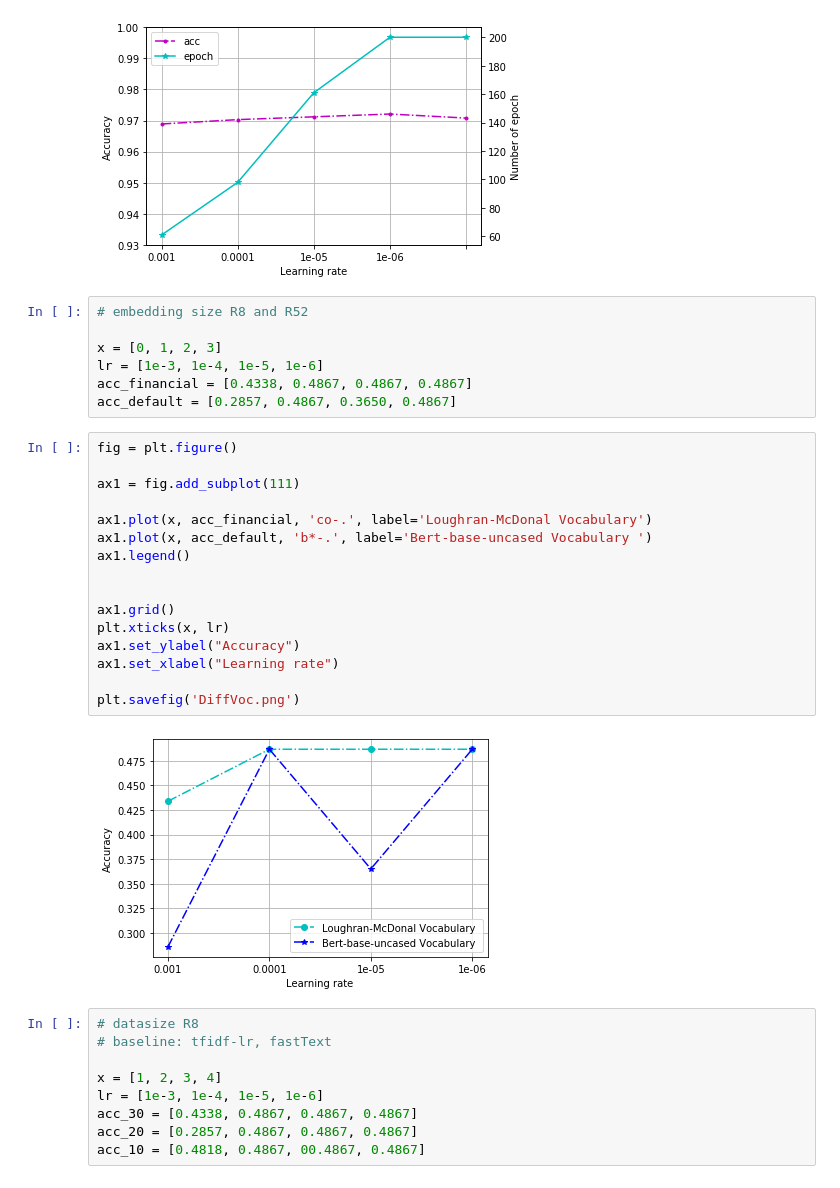
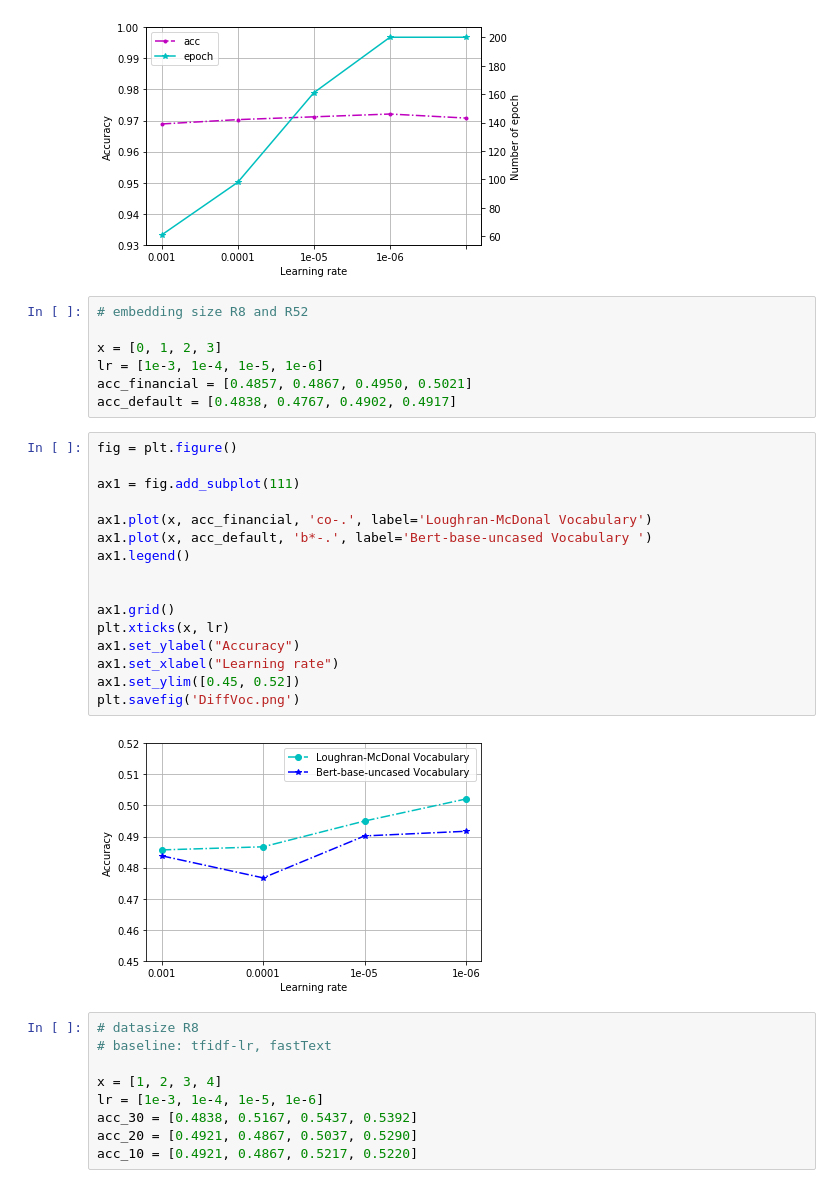
Before and after one commit to Kathy961225/Stock-trend-Analysis, a Jupyter notebook: data/draw.ipynb, the cells around one changed output. Drawn from its saved outputs; the diff is of its cells as text.

```diff
--- a/data/draw.ipynb
+++ b/data/draw.ipynb
@@ -38,35 +38,35 @@ plt.savefig('lr.png')
 
 x = [0, 1, 2, 3]
 lr = [1e-3, 1e-4, 1e-5, 1e-6]
-acc_financial = [0.4338, 0.4867, 0.4867, 0.4867]
-acc_default = [0.2857, 0.4867, 0.3650, 0.4867]
+acc_financial = [0.4857, 0.4867, 0.4950, 0.5021]
+acc_default = [0.4838, 0.4767, 0.4902, 0.4917]
 # %%
 fig = plt.figure()
 
 ax1 = fig.add_subplot(111)
 
 ax1.plot(x, acc_financial, 'co-.', label='Loughran-McDonal Vocabulary')
 ax1.plot(x, acc_default, 'b*-.', label='Bert-base-uncased Vocabulary ')
 ax1.legend()
 
 
 ax1.grid()
 plt.xticks(x, lr)
 ax1.set_ylabel("Accuracy")
 ax1.set_xlabel("Learning rate")
-
+ax1.set_ylim([0.45, 0.52])
 plt.savefig('DiffVoc.png')
 # %% [output]
-[figure, old version]
+[figure, new version]
 # %%
 # datasize R8
 # baseline: tfidf-lr, fastText
 
 x = [1, 2, 3, 4]
 lr = [1e-3, 1e-4, 1e-5, 1e-6]
-acc_30 = [0.4338, 0.4867, 0.4867, 0.4867]
-acc_20 = [0.2857, 0.4867, 0.4867, 0.4867]
-acc_10 = [0.4818, 0.4867, 00.4867, 0.4867]
+acc_30 = [0.4838, 0.5167, 0.5437, 0.5392]
+acc_20 = [0.4921, 0.4867, 0.5037, 0.5290]
+acc_10 = [0.4921, 0.4867, 0.5217, 0.5220]
 # %%
 fig = plt.figure()
 
```
Also changed, not shown: parts of 1 cell of this notebook, 3 other files.
